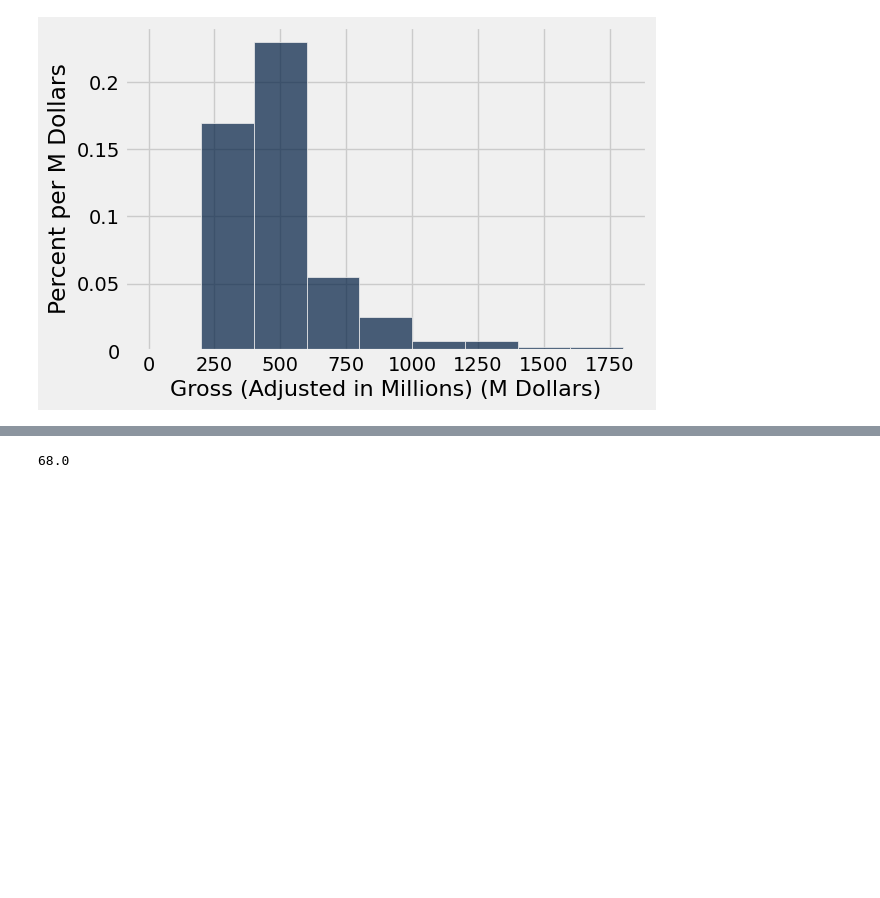
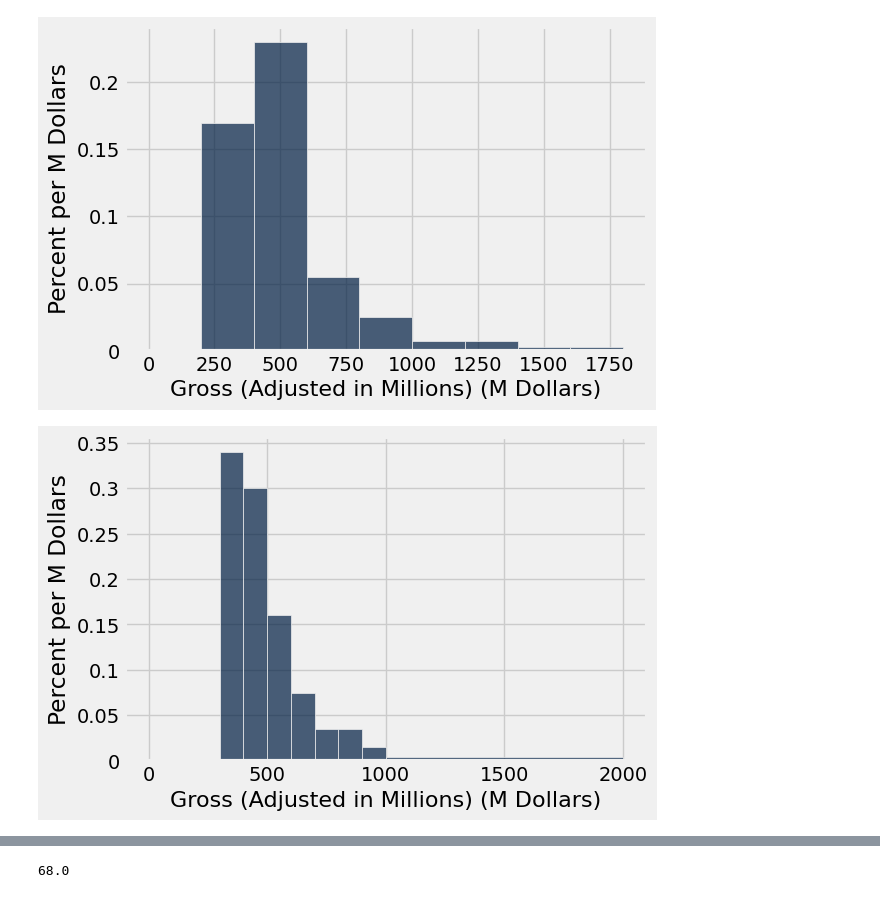
Before and after one commit to austinmohrnwu/24-fall-intro, a Jupyter notebook: lec06/lec06.ipynb, the cells around one changed output, grey strips where cells are left out. Cells and saved outputs as stored; diff of their text form; code cells hidden in the pictures; blank space fills up the shorter version.

Commit message:
even more histograms

```diff
--- a/lec06/lec06.ipynb
+++ b/lec06/lec06.ipynb
@@ -232,3 +233,9 @@ top_movies
 top_movies.hist('Gross (Adjusted in Millions)', bins = np.arange(0,2000,200), unit = 'M Dollars')
 # %% [output]
 [figure]
+# %%
+# Unequal bin sizes
+new_bins = make_array(0, 100, 200, 300, 400, 500, 600, 700, 800, 900, 1000, 2000)
+top_movies.hist('Gross (Adjusted in Millions)', bins = new_bins, unit = 'M Dollars')
+# %% [output]
+[figure, added]
```
Also changed, not shown: parts of 2 cells of this notebook.
